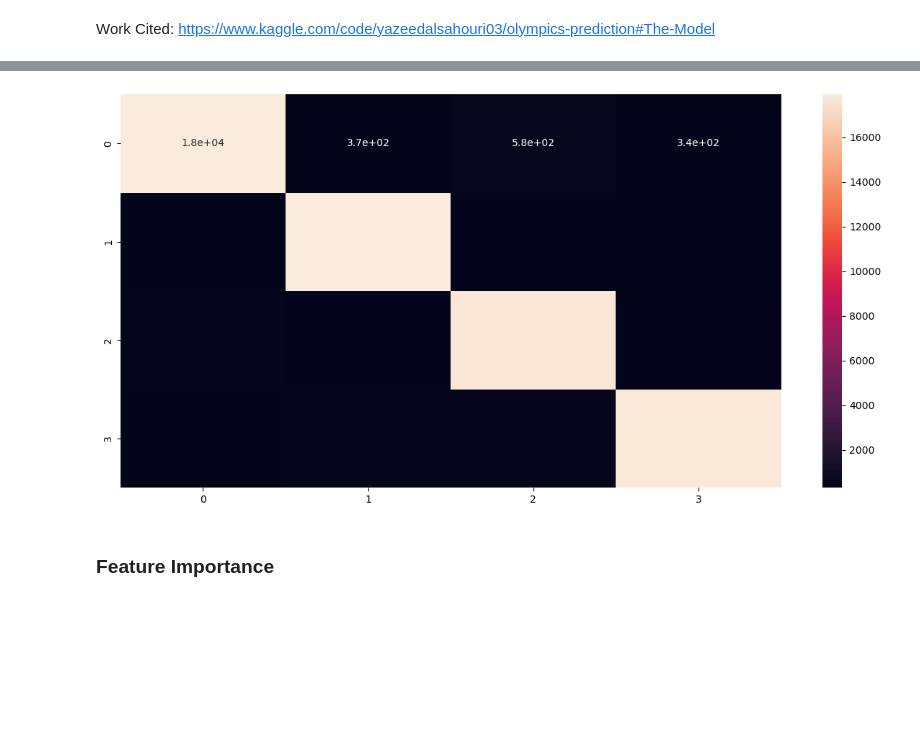
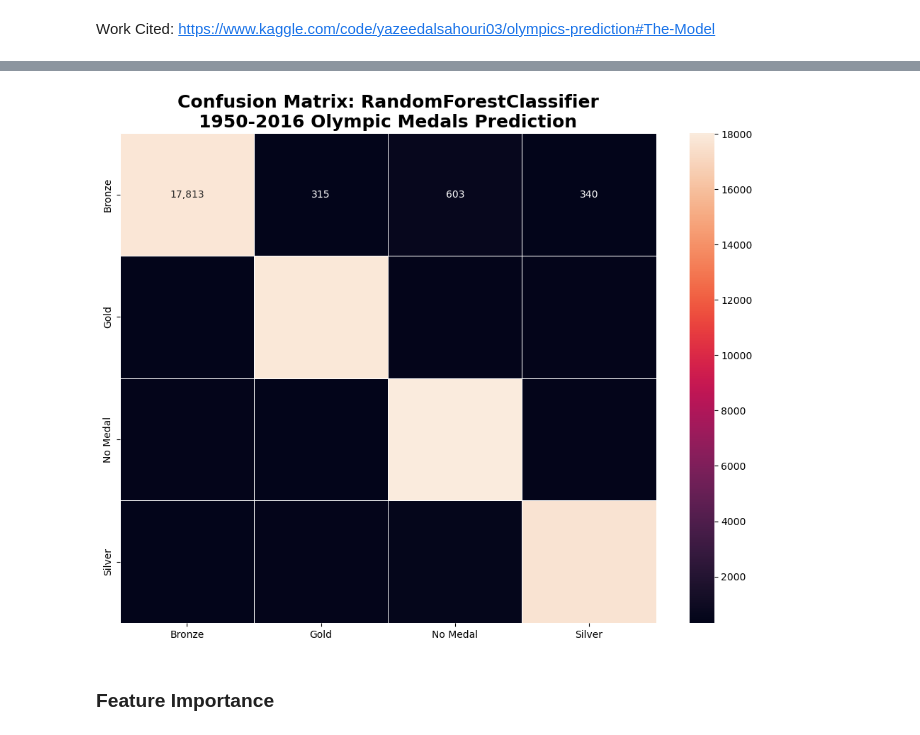
Before and after one commit to jplee2/project_4_group_14, a Jupyter notebook: Genie/olympic_prediction_group_14.ipynb, the cells around one changed output, grey strips where cells are left out. Cells and saved outputs as stored; diff of their text form; code cells hidden in the pictures; blank space fills up the shorter version.

```diff
--- a/Genie/olympic_prediction_group_14.ipynb
+++ b/Genie/olympic_prediction_group_14.ipynb
@@ -357,7 +343,7 @@ Train the model
 Work Cited: https://www.kaggle.com/code/yazeedalsahouri03/olympics-prediction#The-Model
 # %%
 import seaborn as sns
-model = RandomForestClassifier(n_estimators=83,n_jobs=-1)
+model = RandomForestClassifier(n_estimators=97,n_jobs=-1)
 # %%
 model.fit(X_train,y_train)
 # %% [output]
@@ -390,10 +376,14 @@ array([[17920,   366,   579,   341],
-# %%
-con = confusion_matrix(y_test,y_pre)
-plt.figure(figsize=(12,6))
-sns.heatmap(con,annot=True)
-plt.tight_layout()
-# %% [output]
-[figure, removed]
+# %%
+con = confusion_matrix(y_test,y_pre)
+x_labels =["Bronze","Gold","No Medal","Silver"]
+y_labels =["Bronze","Gold","No Medal","Silver"]
+
+plt.figure(figsize=(10,8))
+sns.heatmap(con, annot=True, fmt=',.0f',linewidths=.5, xticklabels=x_labels, yticklabels=y_labels)
+plt.title('Confusion Matrix: RandomForestClassifier\n1950-2016 Olympic Medals Prediction', fontsize=18, fontweight="bold")
+plt.tight_layout()
+# %% [output]
+[figure, added]
 # %% [markdown]
 ### Feature Importance
 # %%
```
Also changed, not shown: parts of 14 cells of this notebook, 1 other file.
